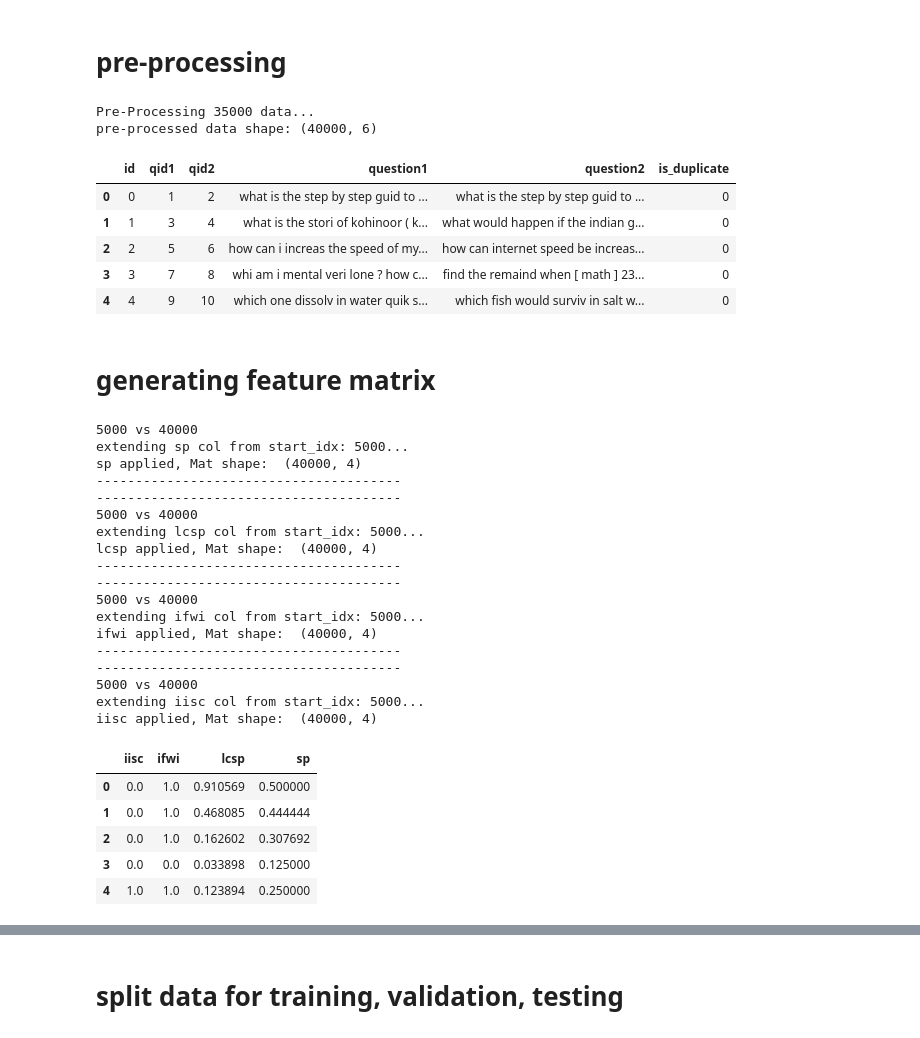
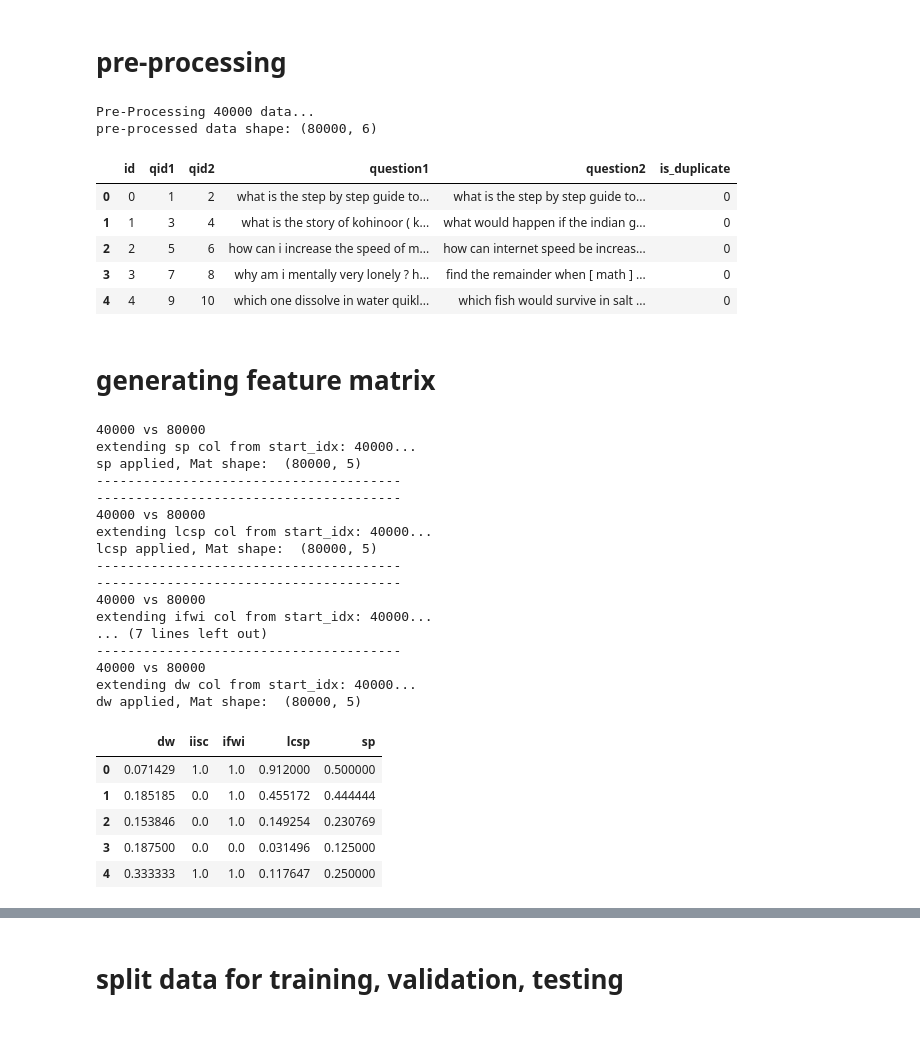
Before and after one commit to ryonion/kaggle_question_pair, a Jupyter notebook: mat_builder.ipynb, the cells around one changed output, grey strips where cells are left out. Saved outputs shown, nothing was run; the diff lists cells and outputs as text; code cells hidden in the pictures.

Commit message:
data

```diff
--- a/mat_builder.ipynb
+++ b/mat_builder.ipynb
@@ -14,12 +29,13 @@ reload(fg)
 # %% [markdown]
 #### settings
 # %%
-data_needed = 40000
+data_needed = 80000
 
 raw_file = "data/train.csv"
-pp_file  = "data/pp.csv"
+pp_file  = "data/pp1.csv"
 mat_file = "data/mat.csv"
 raw_drop = ["id", "question1", "question2"]
+pos_tags = ["ADJ", "ADP", "ADV", "CONJ", "DET", "NOUN", "NUM", "PRT", "PRON", "VERB", "X"]
 # %% [markdown]
 # pre-processing
 # %%
@@ -41,14 +57,14 @@ except:
 print("pre-processed data shape:", pd.read_csv(pp_file).shape)
 pd.read_csv(pp_file).head(5)
 # %% [output]
-Pre-Processing 35000 data...
-pre-processed data shape: (40000, 6)
+Pre-Processing 40000 data...
+pre-processed data shape: (80000, 6)
 |  | id | qid1 | qid2 | question1 | question2 | is_duplicate |
-| 0 | 0 | 1 | 2 | what is the step by step guid to ... | what is the step by step guid to ... | 0 |
-| 1 | 1 | 3 | 4 | what is the stori of kohinoor ( k... | what would happen if the indian g... | 0 |
-| 2 | 2 | 5 | 6 | how can i increas the speed of my... | how can internet speed be increas... | 0 |
-| 3 | 3 | 7 | 8 | whi am i mental veri lone ? how c... | find the remaind when [ math ] 23... | 0 |
-| 4 | 4 | 9 | 10 | which one dissolv in water quik s... | which fish would surviv in salt w... | 0 |
+| 0 | 0 | 1 | 2 | what is the step by step guide to... | what is the step by step guide to... | 0 |
+| 1 | 1 | 3 | 4 | what is the story of kohinoor ( k... | what would happen if the indian g... | 0 |
+| 2 | 2 | 5 | 6 | how can i increase the speed of m... | how can internet speed be increas... | 0 |
+| 3 | 3 | 7 | 8 | why am i mentally very lonely ? h... | find the remainder when [ math ] ... | 0 |
+| 4 | 4 | 9 | 10 | which one dissolve in water quikl... | which fish would survive in salt ... | 0 |
 # %%
 #os.remove(mat_file)
 # %% [markdown]
@@ -96,38 +112,40 @@ def add_feature(feat_func, pp_file, mat_file):
 # %%
 add_feature(fg.shared_percentage, pp_file, mat_file, )
 print("---------------------------------------")
 print("---------------------------------------")
 
 add_feature(fg.longest_common_substr_prop, pp_file, mat_file)
 print("---------------------------------------")
 print("---------------------------------------")
 add_feature(fg.is_first_word_identical, pp_file, mat_file)
 print("---------------------------------------")
 print("---------------------------------------")
 add_feature(fg.is_in_same_cat, pp_file, mat_file)
+print("---------------------------------------")
+print("---------------------------------------")
+add_feature(fg.dif_wc, pp_file, mat_file)
 pd.read_csv(mat_file).head(5)
 # %% [output]
-5000 vs 40000
-extending sp col from start_idx: 5000...
-sp applied, Mat shape:  (40000, 4)
+40000 vs 80000
+extending sp col from start_idx: 40000...
+sp applied, Mat shape:  (80000, 5)
 ---------------------------------------
 ---------------------------------------
-5000 vs 40000
-extending lcsp col from start_idx: 5000...
-lcsp applied, Mat shape:  (40000, 4)
+40000 vs 80000
+extending lcsp col from start_idx: 40000...
+lcsp applied, Mat shape:  (80000, 5)
 ---------------------------------------
 ---------------------------------------
-5000 vs 40000
-extending ifwi col from start_idx: 5000...
-ifwi applied, Mat shape:  (40000, 4)
+40000 vs 80000
+extending ifwi col from start_idx: 40000...
+... (7 lines left out)
 ---------------------------------------
----------------------------------------
-5000 vs 40000
-extending iisc col from start_idx: 5000...
-iisc applied, Mat shape:  (40000, 4)
+40000 vs 80000
+extending dw col from start_idx: 40000...
+dw applied, Mat shape:  (80000, 5)
-|  | iisc | ifwi | lcsp | sp |
-| 0 | 0.0 | 1.0 | 0.910569 | 0.500000 |
-| 1 | 0.0 | 1.0 | 0.468085 | 0.444444 |
-| 2 | 0.0 | 1.0 | 0.162602 | 0.307692 |
-| 3 | 0.0 | 0.0 | 0.033898 | 0.125000 |
-| 4 | 1.0 | 1.0 | 0.123894 | 0.250000 |
+|  | dw | iisc | ifwi | lcsp | sp |
+| 0 | 0.071429 | 1.0 | 1.0 | 0.912000 | 0.500000 |
+| 1 | 0.185185 | 0.0 | 1.0 | 0.455172 | 0.444444 |
+| 2 | 0.153846 | 0.0 | 1.0 | 0.149254 | 0.230769 |
+| 3 | 0.187500 | 0.0 | 0.0 | 0.031496 | 0.125000 |
+| 4 | 0.333333 | 1.0 | 1.0 | 0.117647 | 0.250000 |
```
Also changed, not shown: parts of 82 cells of this notebook, 7 other files.
